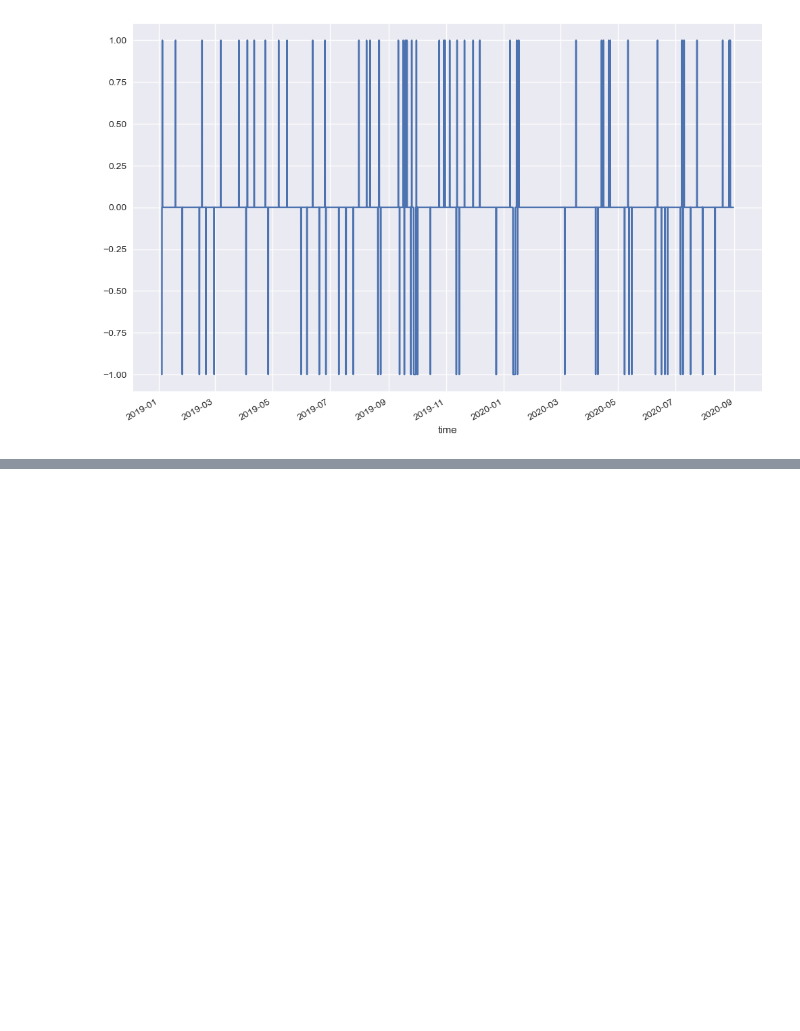
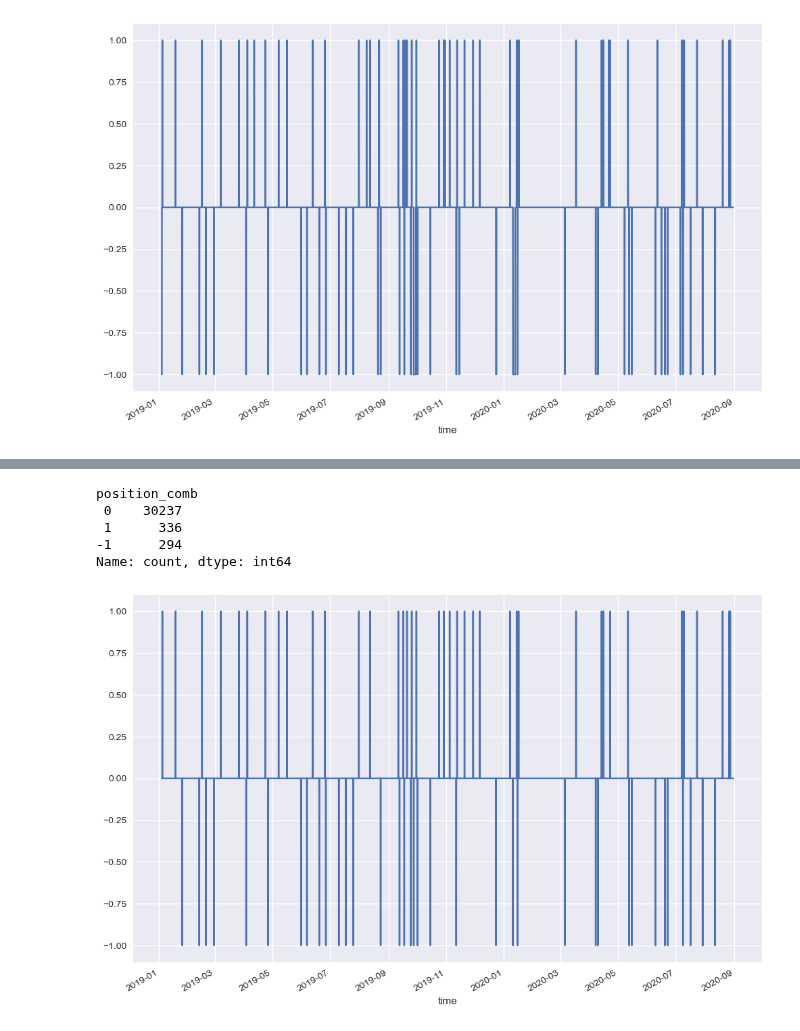
Before and after one commit to apasvenskas/Python-practice-with-financial-data, a Jupyter notebook: MultipleStrategies/TwoOrMoreStrategies.ipynb, the cells around one changed output, grey strips where cells are left out. Cells and saved outputs as stored; diff of their text form; code cells hidden in the pictures; blank space fills up the shorter version.

```diff
--- a/MultipleStrategies/TwoOrMoreStrategies.ipynb
+++ b/MultipleStrategies/TwoOrMoreStrategies.ipynb
@@ -283,0 +305,18 @@ plt.show()
+# %%
+comb["NYTime"] = comb.index.tz_convert("America/New_York")
+comb["hour"] = comb.NYTime.dt.hour
+# %%
+comb.position_comb = np.where(comb.hour.between(2, 12), comb.position_comb, 0) # position during trading hours and 0 after hours
+# %%
+comb.position_comb.value_counts()
+# %% [output]
+position_comb
+ 0    30237
+ 1      336
+-1      294
+Name: count, dtype: int64
+# %%
+comb.position_comb.plot(figsize = (12,8))
+plt.show()
+# %% [output]
+[figure, added]
```
Also changed, not shown: parts of 14 cells of this notebook.
